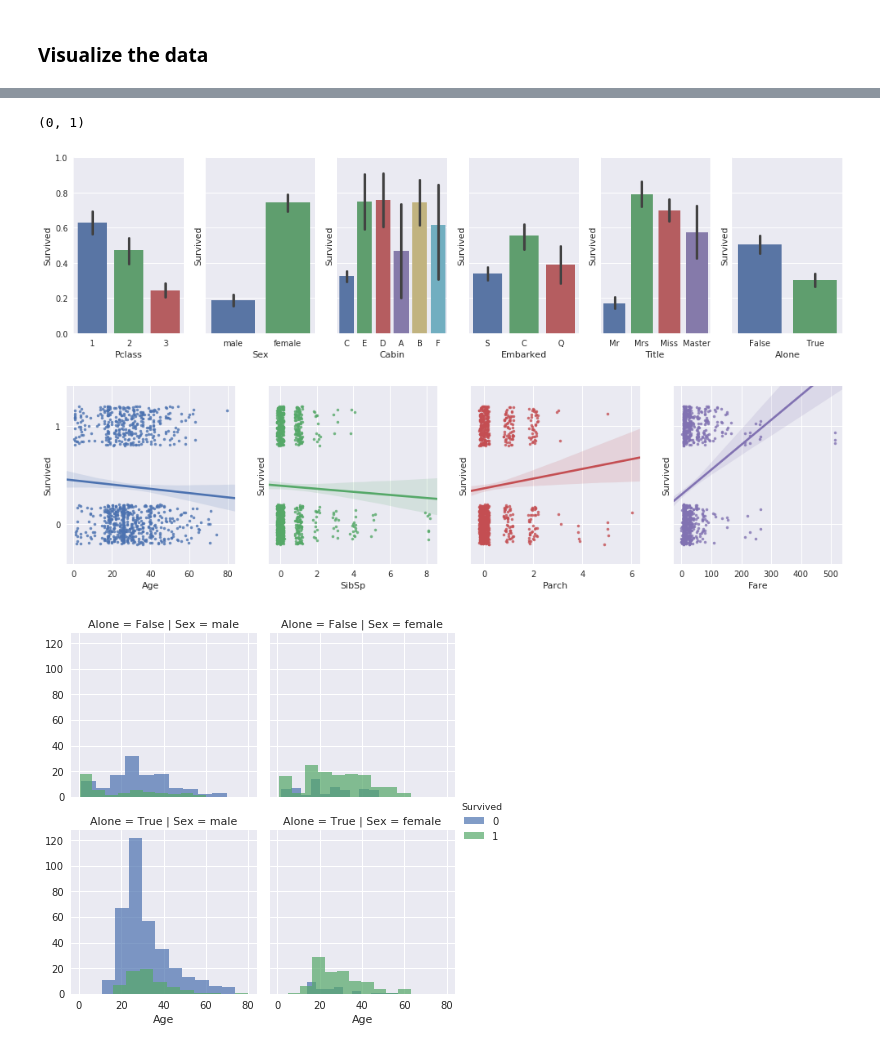
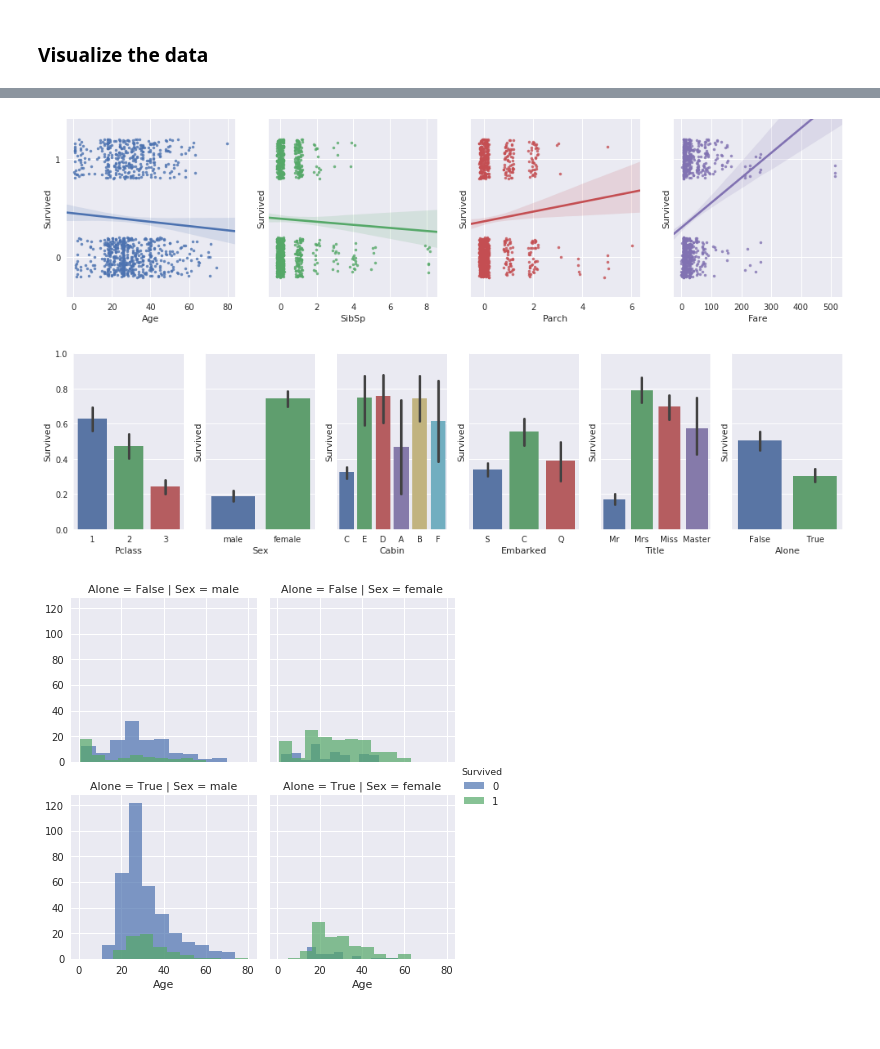
Before and after one commit to angelmtenor/data-science-keras, a Jupyter notebook: titanic.ipynb, the cells around one changed output, grey strips where cells are left out. Saved outputs shown, nothing was run; the diff lists cells and outputs as text; code cells hidden in the pictures.

```diff
--- a/titanic.ipynb
+++ b/titanic.ipynb
@@ -162,18 +167,18 @@ df = df.fillna(df.median())
+# %%
+# Binary Target vs Numerical features
+helper.show_target_vs_numerical(df, target, numerical, jitter=0.2)
+plt.ylim([-0.4, 1.4])
+plt.yticks([0,1]);
+# helper.show_target_vs_numerical(df_3sigma, target, numerical, jitter=0.2)
+# %% [output]
+[figure, added]
 # %%
 # Target vs Categorical features
-helper.show_categorical(df, target, categorical)
-plt.ylim([0, 1])
+helper.show_target_vs_categorical(df, target, categorical)
+plt.ylim([0, 1]);
 # df[['Title', 'Survived']].groupby(['Title'], as_index=False).mean().sort_values(by='Survived', ascending=False)
 # %% [output]
-(0, 1)
 [figure]
-# %%
-# Binary Target vs Numerical features
-helper.show_numerical(df, target, numerical)
-plt.ylim([-0.4, 1.4])
-plt.yticks([0,1]);
-# %% [output]
-[figure, removed]
 # %%
 sns.FacetGrid(df, row = "Alone", col="Sex",hue="Survived", size=3).map(plt.hist, "Age", alpha=.7).add_legend();
 #male_df = df[df['Sex']=='male']
```
Also changed, not shown: parts of 5 cells of this notebook, 2 other files.
